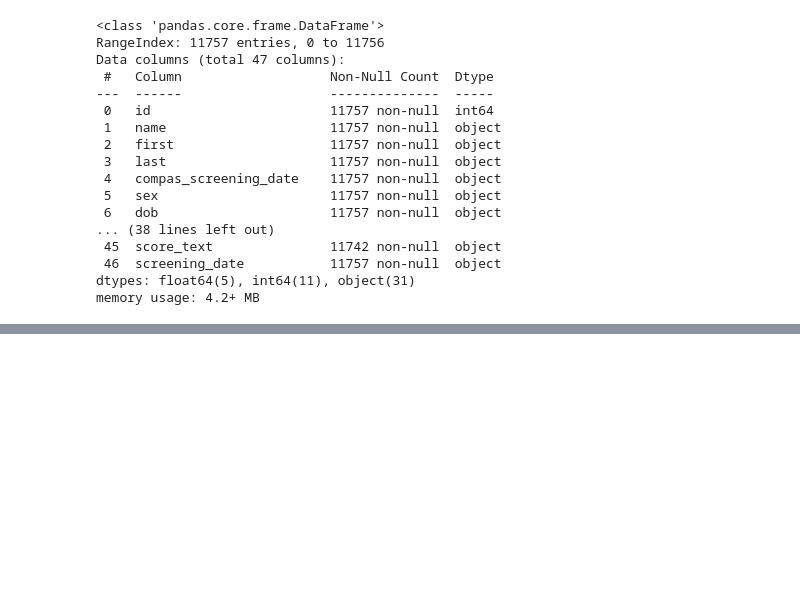
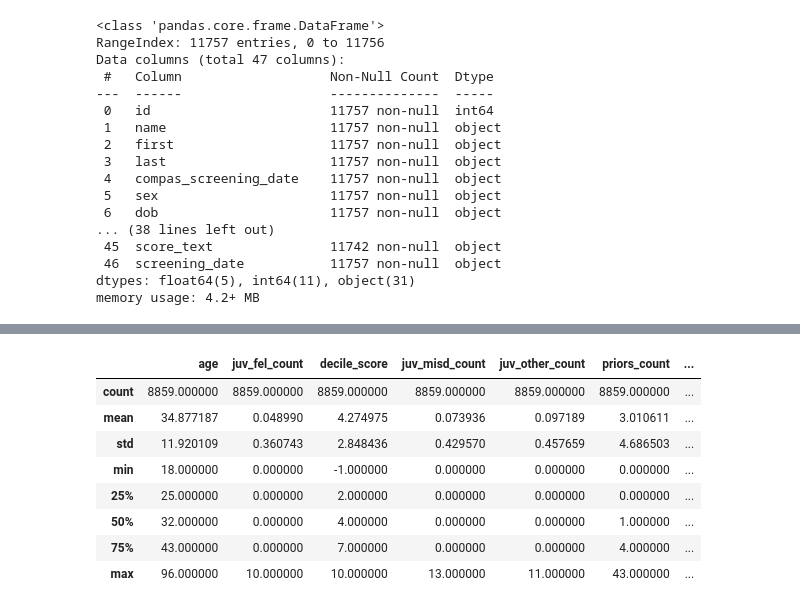
Before and after one commit to MarioCicalese/Fairness_datasmell_SE4AI, a Jupyter notebook: rawCompas.ipynb, the cells around one changed output, grey strips where cells are left out. Cells and saved outputs as stored; diff of their text form; code cells hidden in the pictures; blank space fills up the shorter version.

```diff
--- a/rawCompas.ipynb
+++ b/rawCompas.ipynb
@@ -186 +291,25 @@ df_raw = df_raw.dropna()
+# %%
+#The attributes `c_jail_in`, `c_jail_out`, and `c_offense_date` represent dates (strings), so we have to handle them appropriately.
+#Since we are using a non-engineered approach, we will simply convert them to integer values.
+date_attributes = ['c_jail_in', 'c_jail_out','c_offense_date']
+
+for attr in date_attributes:
+    df_raw[attr] = pd.to_datetime(df_raw[attr])
+
+for attr in date_attributes:
+    #We define a reference date
+    oldest_date = df_raw[attr].min()
+    df_raw[attr] = (df_raw[attr] - oldest_date).dt.days.astype(int)
+# %%
+df_raw.describe()
+# %% [output]
+|  | age | juv_fel_count | decile_score | juv_misd_count | juv_other_count | priors_count | ... |
+| count | 8859.000000 | 8859.000000 | 8859.000000 | 8859.000000 | 8859.000000 | 8859.000000 | ... |
+| mean | 34.877187 | 0.048990 | 4.274975 | 0.073936 | 0.097189 | 3.010611 | ... |
+| std | 11.920109 | 0.360743 | 2.848436 | 0.429570 | 0.457659 | 4.686503 | ... |
+| min | 18.000000 | 0.000000 | -1.000000 | 0.000000 | 0.000000 | 0.000000 | ... |
+| 25% | 25.000000 | 0.000000 | 2.000000 | 0.000000 | 0.000000 | 0.000000 | ... |
+| 50% | 32.000000 | 0.000000 | 4.000000 | 0.000000 | 0.000000 | 1.000000 | ... |
+| 75% | 43.000000 | 0.000000 | 7.000000 | 0.000000 | 0.000000 | 4.000000 | ... |
+| max | 96.000000 | 10.000000 | 10.000000 | 13.000000 | 11.000000 | 43.000000 | ... |
 # %%
```
Also changed, not shown: parts of 25 cells of this notebook.
